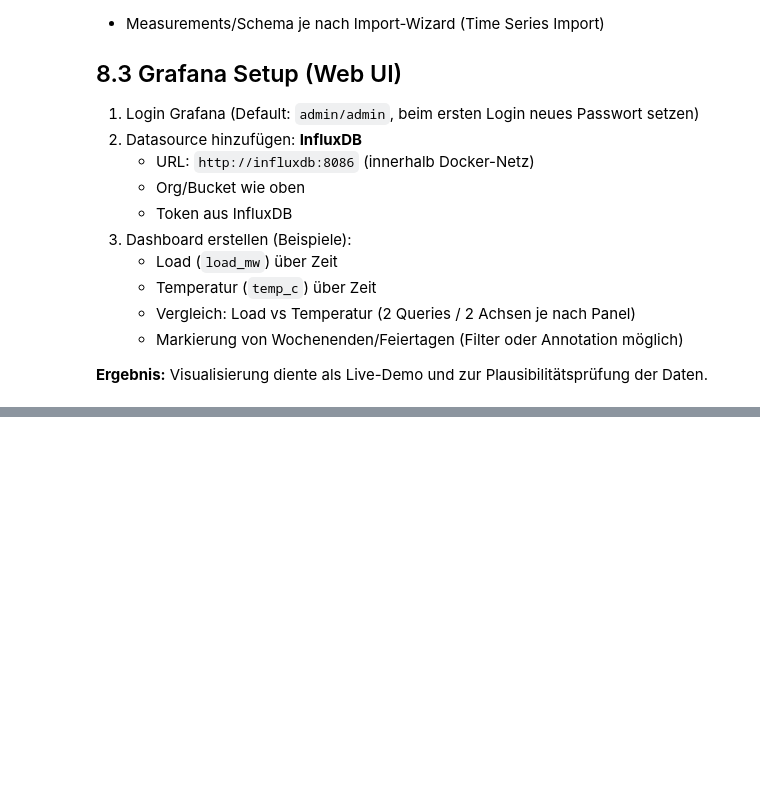
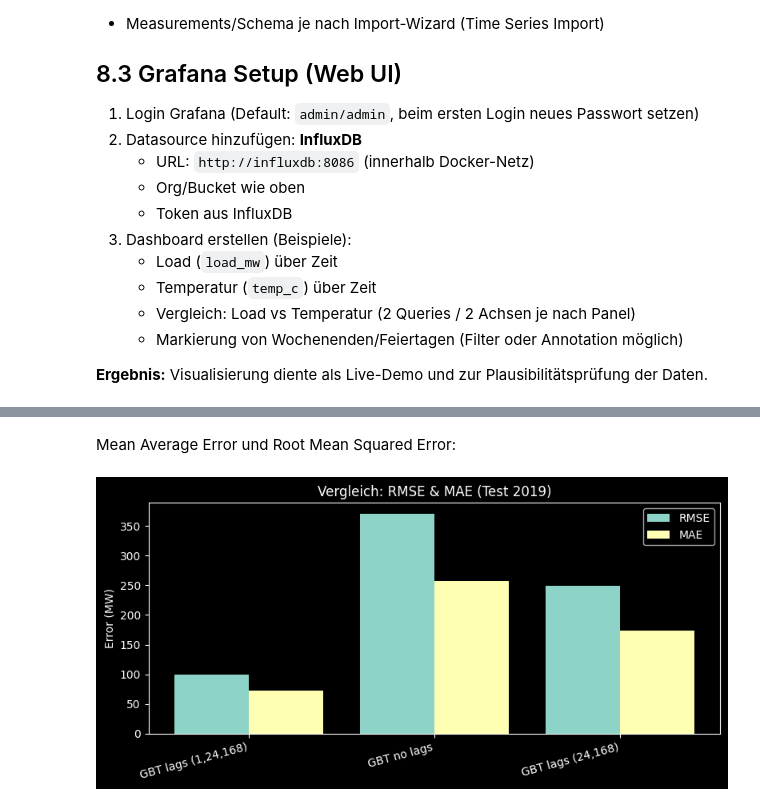
Before and after one commit to Dom4i/BigData-WeatherEnergy, a Jupyter notebook: report.ipynb, the cells around one changed output, grey strips where cells are left out. Saved outputs shown, nothing was run; the diff lists cells and outputs as text; code cells hidden in the pictures; blank space fills up the shorter version.

```diff
--- a/report.ipynb
+++ b/report.ipynb
@@ -1643,0 +1733,11 @@ Anschließend wurde das finale CSV manuell importiert:
+# %%
+
+spark = SparkSession.builder.appName("InfluxSparkML").getOrCreate() # Spark session
+spark.sparkContext.setLogLevel("ERROR") # keine Warnings ausgeben
+df = spark.createDataFrame(pdf) # Pandas DF in Spark DF umwandeln
+
+
+df = (df # InfluxDB Metadaten entferen (unnötig, stören bei ML)
+      .drop("result", "table")
+      .withColumn("timestamp", col("timestamp").cast("timestamp")) # timestamp als Spark timestamp casten
+      .orderBy("timestamp")) # nach Zeit sortiern
@@ -1643,0 +2016,11 @@ Anschließend wurde das finale CSV manuell importiert:
+# %% [markdown]
+Mean Average Error und Root Mean Squared Error:
+# %%
+metrics_rows = [
+    {"model": "GBT lags (1,24,168)", "rmse": rmse_lags, "mae": mae_lags},
+    {"model": "GBT no lags", "rmse": rmse_nolag, "mae": mae_nolag},
+    {"model": "GBT lags (24,168)", "rmse": rmse_lags_24_168, "mae": mae_lags_24_168},
+]
+plot_metrics_bar(metrics_rows, title="Vergleich: RMSE & MAE (Test 2019)")
+# %% [output]
+[figure, added]
```
Also changed, not shown: parts of 28 cells of this notebook, 1 other file.
